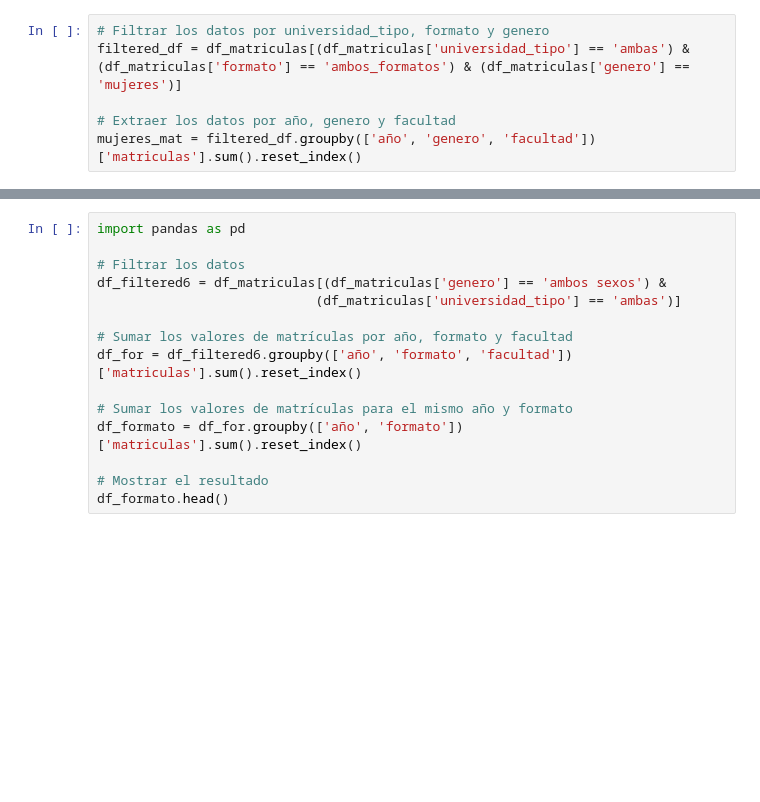
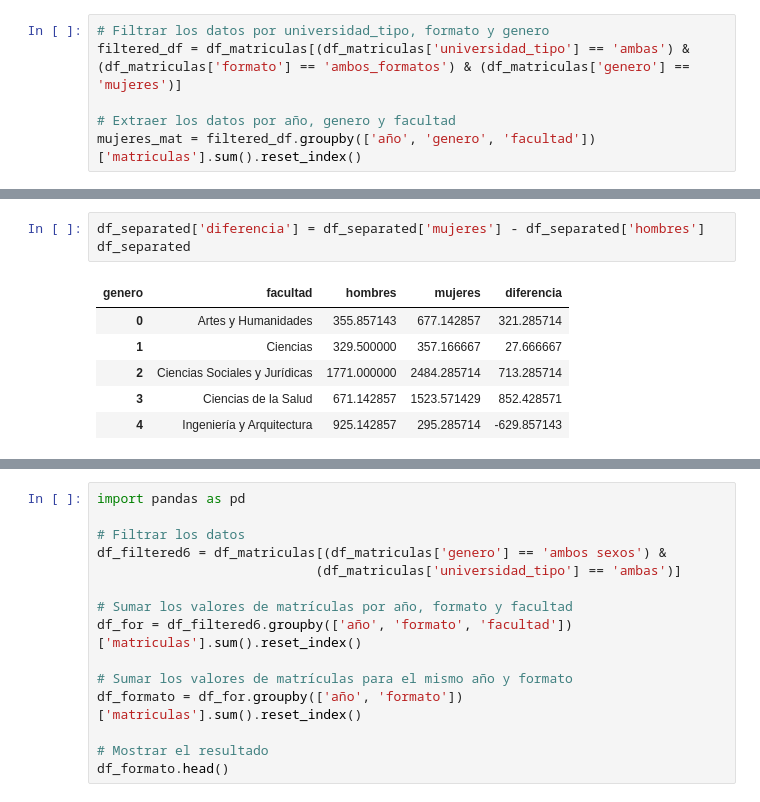
Before and after one commit to valentincortespuya/ETL_project, a Jupyter notebook: notebooks/graficos.ipynb, the cells around one changed output, grey strips where cells are left out. Drawn from its saved outputs; the diff is of its cells as text; blank space fills up the shorter version.

```diff
--- a/notebooks/graficos.ipynb
+++ b/notebooks/graficos.ipynb
@@ -285,0 +327,10 @@ plt.show()
+# %%
+df_separated['diferencia'] = df_separated['mujeres'] - df_separated['hombres']
+df_separated
+# %% [output]
+| genero | facultad | hombres | mujeres | diferencia |
+| 0 | Artes y Humanidades | 355.857143 | 677.142857 | 321.285714 |
+| 1 | Ciencias | 329.500000 | 357.166667 | 27.666667 |
+| 2 | Ciencias Sociales y Jurídicas | 1771.000000 | 2484.285714 | 713.285714 |
+| 3 | Ciencias de la Salud | 671.142857 | 1523.571429 | 852.428571 |
+| 4 | Ingeniería y Arquitectura | 925.142857 | 295.285714 | -629.857143 |
```
Also changed, not shown: parts of 16 cells of this notebook, 6 other files.
